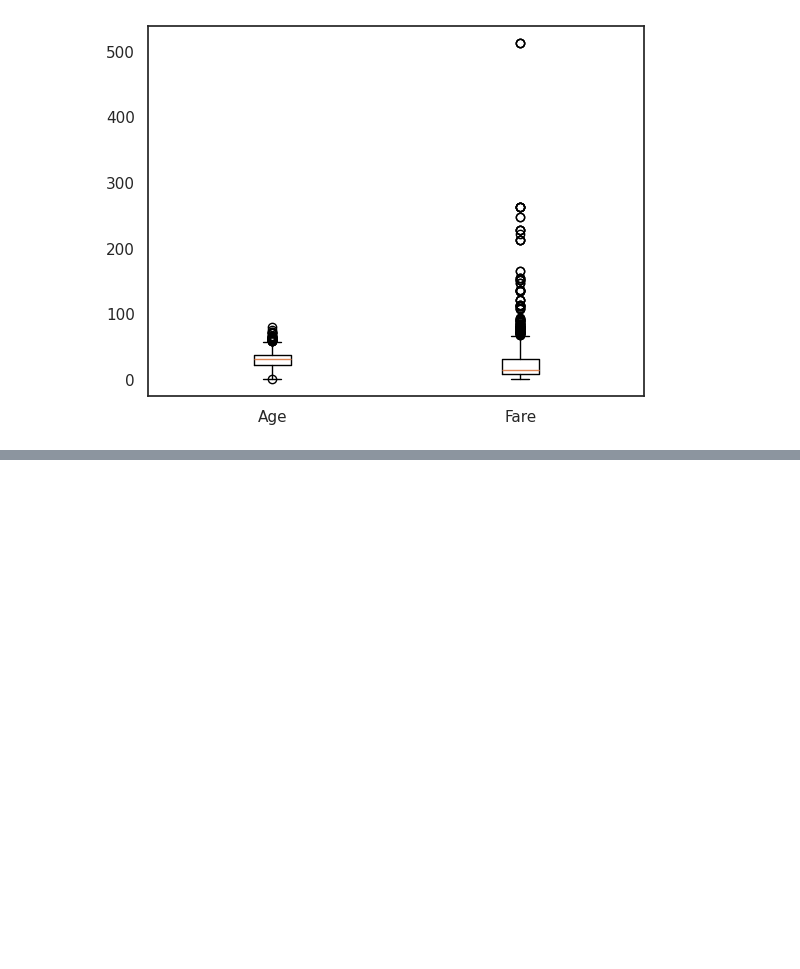
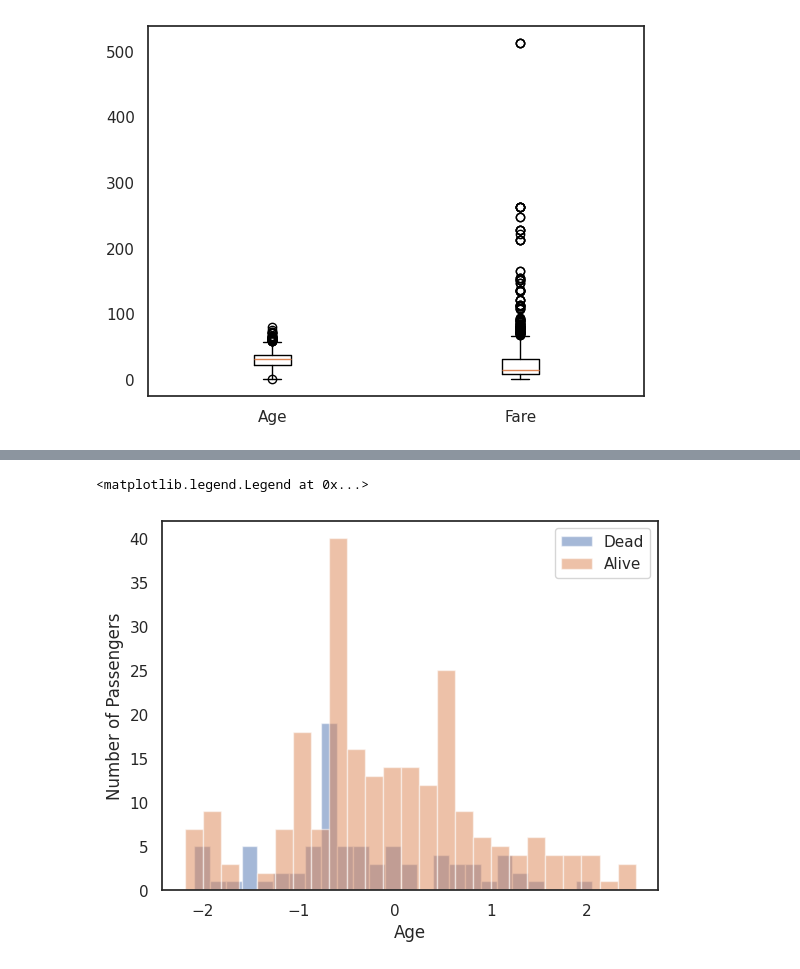
Before and after one commit to adcgunwoo/Titantic, a Jupyter notebook: titanic.ipynb, the cells around one changed output, grey strips where cells are left out. Drawn from its saved outputs; the diff is of its cells as text; code cells hidden in the pictures; blank space fills up the shorter version.

```diff
--- a/titanic.ipynb
+++ b/titanic.ipynb
@@ -839,0 +1084,12 @@ df_train.sort_values(by=['Fare'], ascending=False).head(5)
+# %%
+# 여성 나이 별 Survived(사망자/생존자) 분포
+hist1 = df_train[(df_train['Survived']==0) & (df_train['Sex_female'])]['Age']
+hist2 = df_train[(df_train['Survived']==1) & (df_train['Sex_female'])]['Age']
+plt.hist(hist1, label='Dead', bins=25, alpha=0.5)
+plt.hist(hist2, label='Alive', bins=25, alpha=0.5)
+plt.xlabel('Age')
+plt.ylabel('Number of Passengers')
+plt.legend(loc=0)
+# %% [output]
+<matplotlib.legend.Legend at 0x...>
+[figure, added]
```
Also changed, not shown: parts of 53 cells of this notebook.
